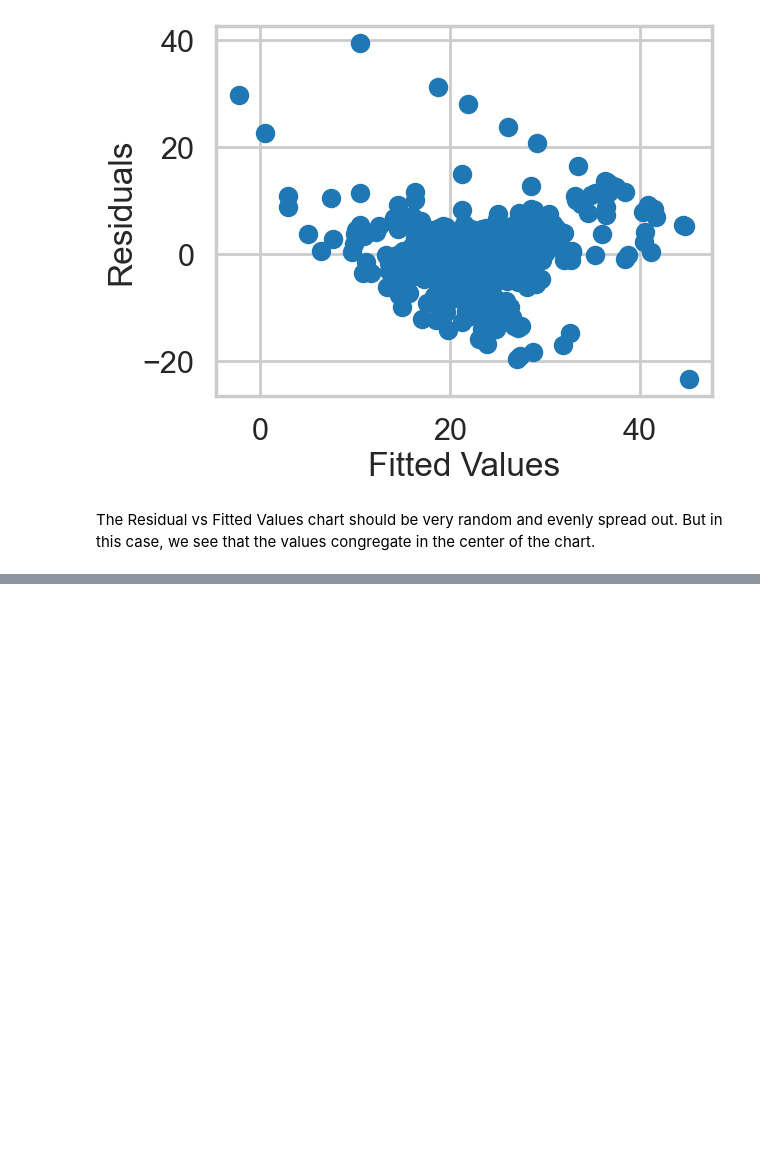
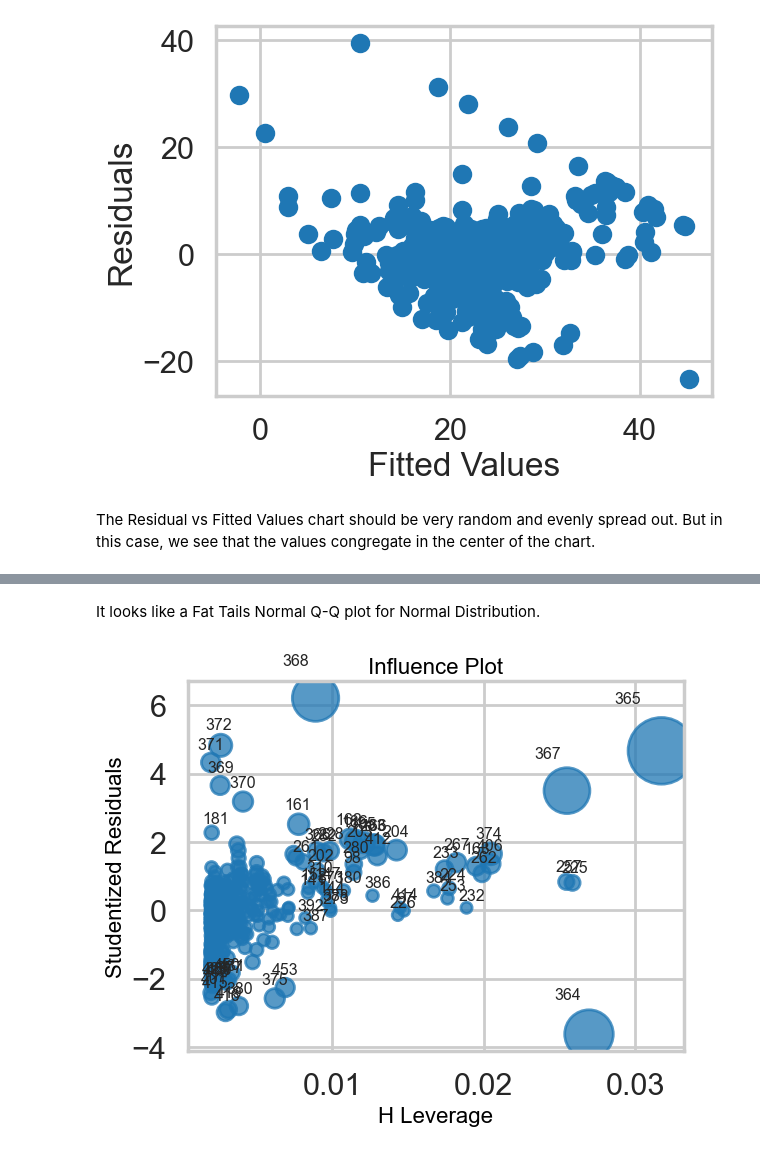
Before and after one commit to kwcode2016/mec-11.4.1-linear-regression-mini-project, a Jupyter notebook: Mini_Project_Linear_Regression.ipynb, the cells around one changed output, grey strips where cells are left out. Drawn from its saved outputs; the diff is of its cells as text; code cells hidden in the pictures; blank space fills up the shorter version.

```diff
--- a/Mini_Project_Linear_Regression.ipynb
+++ b/Mini_Project_Linear_Regression.ipynb
@@ -909,0 +914,13 @@ NameError: name 'library' is not defined
+# %% [markdown]
+
+It looks like a Fat Tails Normal Q-Q plot for Normal Distribution.
+# %%
+from statsmodels.graphics.regressionplots import influence_plot
+import matplotlib
+
+influence_plot(m)
+font = {'size': 7}
+matplotlib.rc('font', **font)
+plt.show()
+# %% [output]
+[figure, added]
```
Also changed, not shown: parts of 2 cells of this notebook.
